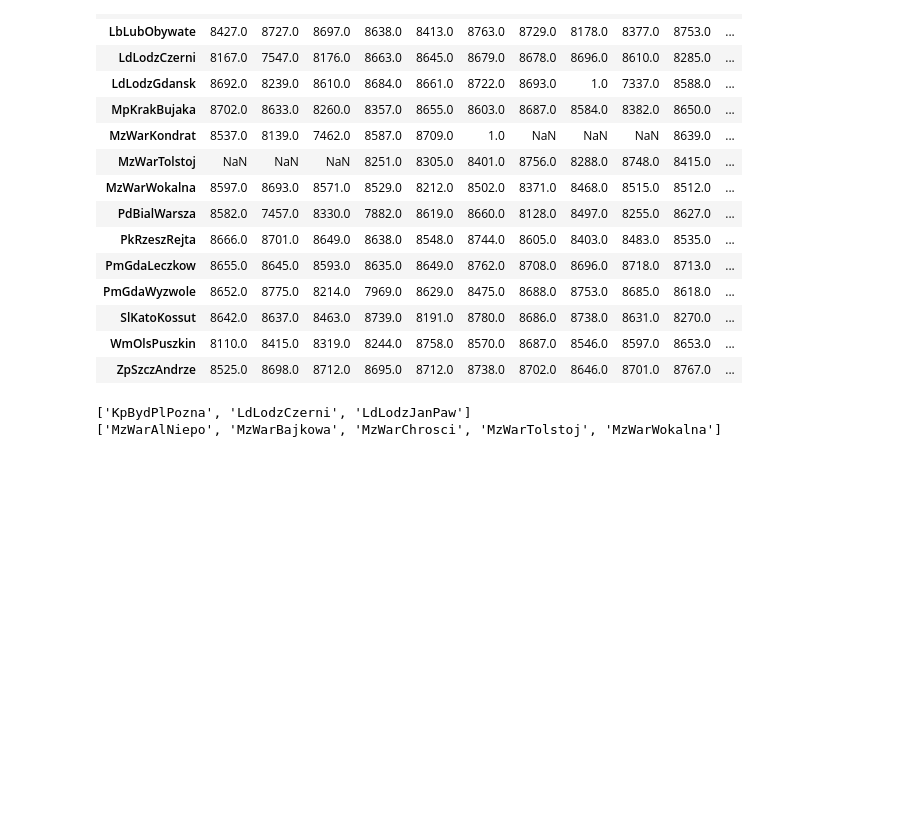
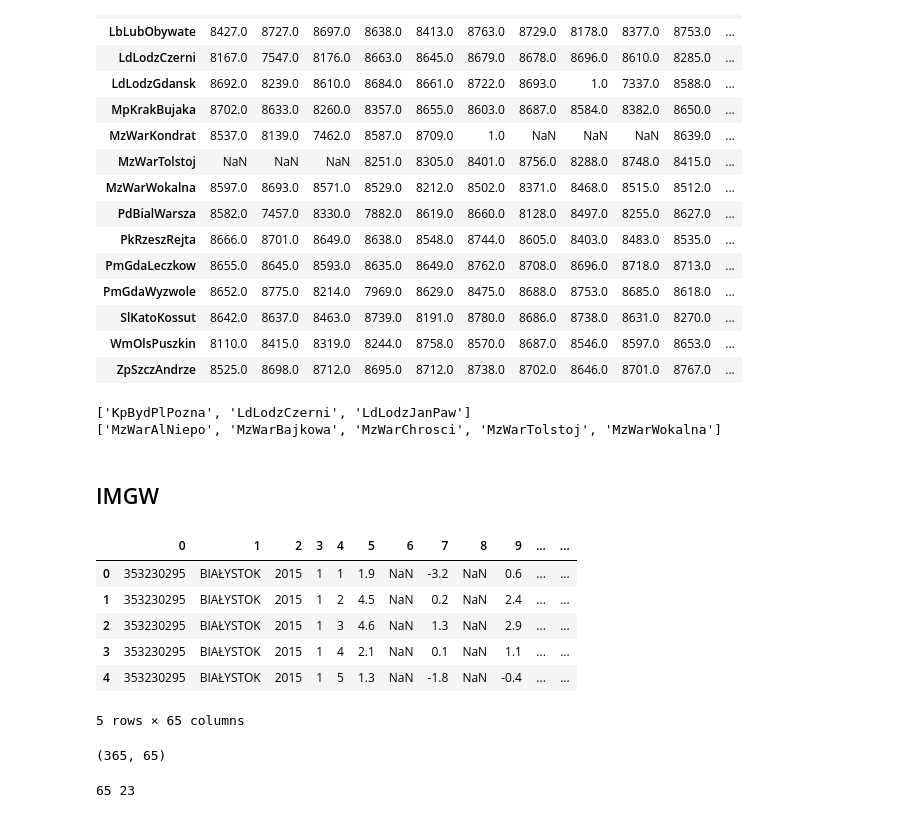
Before and after one commit to KardaszS/poland-air-quality, a Jupyter notebook: notebooks/01_exploration.ipynb, the cells around one changed output. Drawn from its saved outputs; the diff is of its cells as text; code cells hidden in the pictures; blank space fills up the shorter version.

Commit message:
Add IMGW daily synop parser

```diff
--- a/notebooks/01_exploration.ipynb
+++ b/notebooks/01_exploration.ipynb
@@ -554,3 +555,37 @@ print(sorted(c for c in codes_2020 if c.startswith("MzWar")))
 ['MzWarAlNiepo', 'MzWarBajkowa', 'MzWarChrosci', 'MzWarTolstoj', 'MzWarWokalna']
 # %%
 main.to_parquet("../data/staging/gios_hourly.parquet", index=False)
+# %% [markdown]
+## IMGW
+# %%
+s_d = pd.read_csv('../data/raw/imgw/2015/s_d_295_2015.csv',encoding='cp1250',header=None)
+s_d.head()
+# %% [output]
+|  | 0 | 1 | 2 | 3 | 4 | 5 | 6 | 7 | 8 | 9 | ... | ... |
+| 0 | 353230295 | BIAŁYSTOK | 2015 | 1 | 1 | 1.9 | NaN | -3.2 | NaN | 0.6 | ... | ... |
+| 1 | 353230295 | BIAŁYSTOK | 2015 | 1 | 2 | 4.5 | NaN | 0.2 | NaN | 2.4 | ... | ... |
+| 2 | 353230295 | BIAŁYSTOK | 2015 | 1 | 3 | 4.6 | NaN | 1.3 | NaN | 2.9 | ... | ... |
+| 3 | 353230295 | BIAŁYSTOK | 2015 | 1 | 4 | 2.1 | NaN | 0.1 | NaN | 1.1 | ... | ... |
+| 4 | 353230295 | BIAŁYSTOK | 2015 | 1 | 5 | 1.3 | NaN | -1.8 | NaN | -0.4 | ... | ... |
+5 rows × 65 columns
+# %%
+print(s_d.shape)
+# %% [output]
+(365, 65)
+# %%
+def read_format(path: str) -> list[str]:
+    """Return column names from an IMGW format description file."""
+    names = []
+    with open(path, encoding='cp1250') as f:
+        for line in f:
+            parts = line.split()
+            if parts and parts[0].isupper():
+                names.append(parts[0])
+    return names
+
+s_d_names = read_format("../data/raw/imgw/s_d_format.txt")
+s_d_t_names = read_format("../data/raw/imgw/s_d_t_format.txt")
+
+print(len(s_d_names), len(s_d_t_names))
+# %% [output]
+65 23
```
Also changed, not shown: parts of 17 cells of this notebook, 2 other files.
